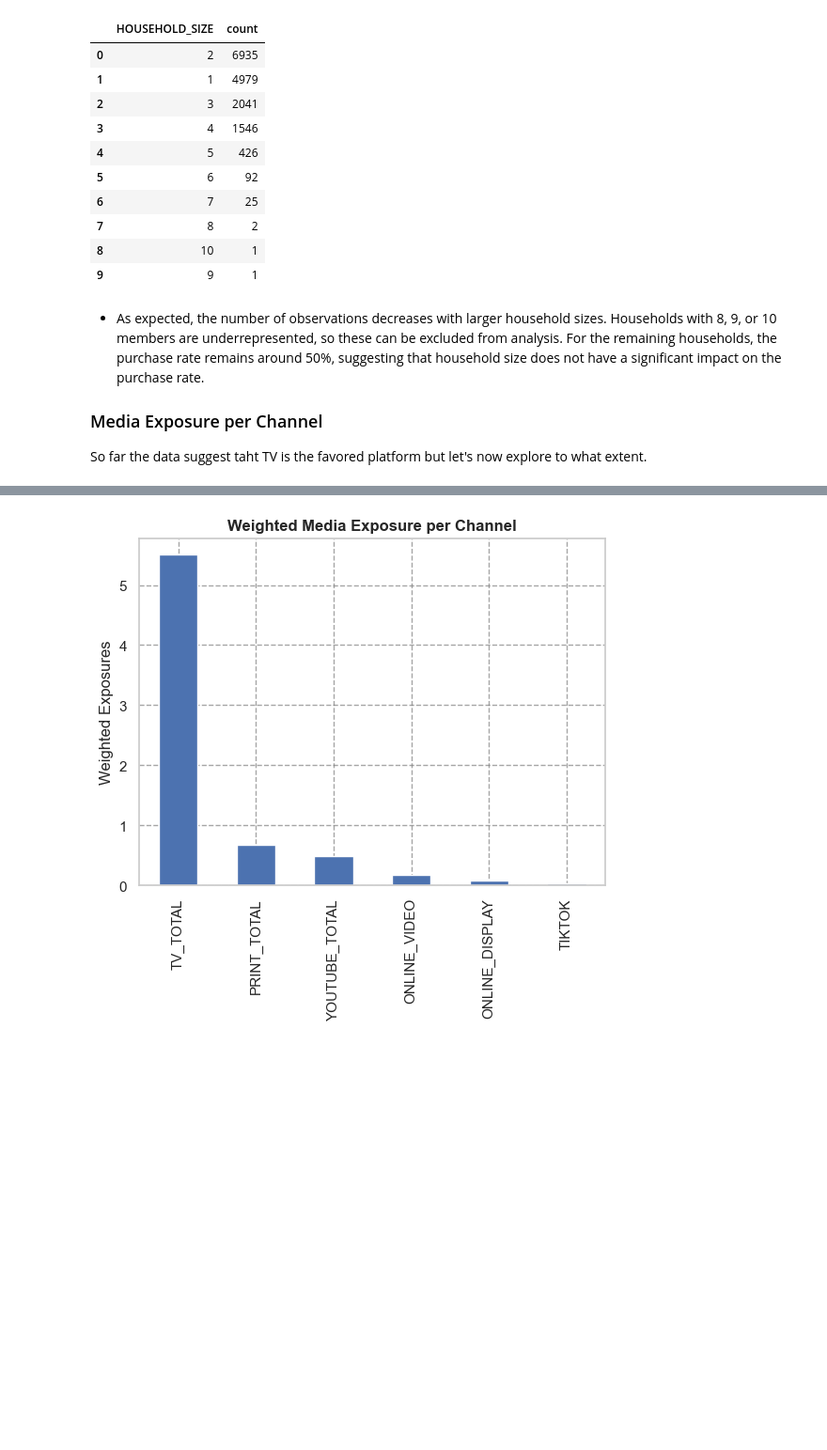
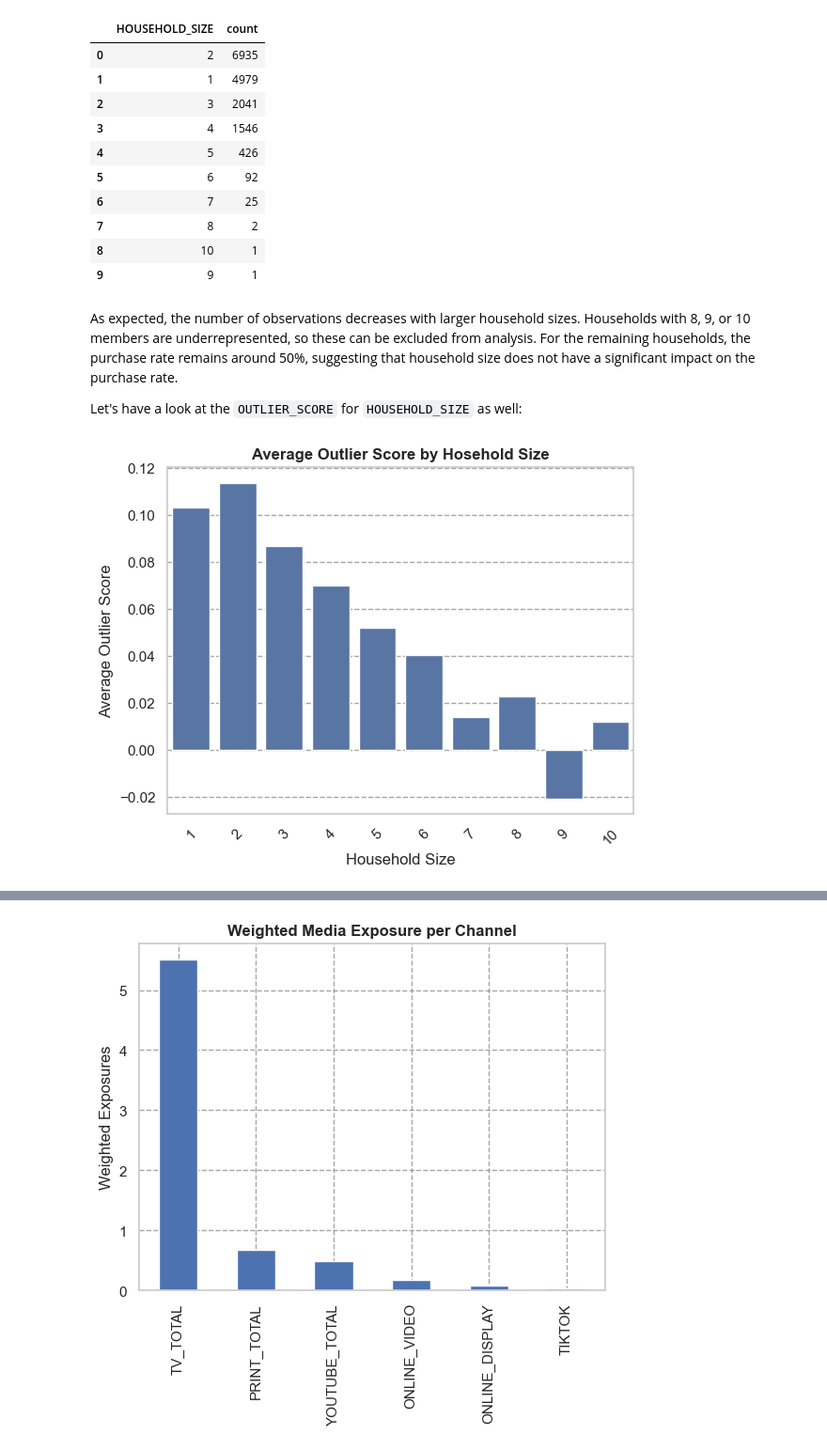
Before and after one commit to JustaKris/XYZ-Marketing-Campaign, a Jupyter notebook: notebooks/03_XYZ_campaign_EDA.ipynb, the cells around one changed output, grey strips where cells are left out. Shown at 94% size. Saved outputs shown, nothing was run; the diff lists cells and outputs as text; code cells hidden in the pictures; blank space fills up the shorter version.

```diff
--- a/notebooks/03_XYZ_campaign_EDA.ipynb
+++ b/notebooks/03_XYZ_campaign_EDA.ipynb
@@ -307,7 +322,19 @@ display(data["HOUSEHOLD_SIZE"].value_counts().reset_index())
 | 8 | 10 | 1 |
 | 9 | 9 | 1 |
 # %% [markdown]
-- As expected, the number of observations decreases with larger household sizes. Households with 8, 9, or 10 members are underrepresented, so these can be excluded from analysis. For the remaining households, the purchase rate remains around 50%, suggesting that household size does not have a significant impact on the purchase rate.
+As expected, the number of observations decreases with larger household sizes. Households with 8, 9, or 10 members are underrepresented, so these can be excluded from analysis. For the remaining households, the purchase rate remains around 50%, suggesting that household size does not have a significant impact on the purchase rate.
 
-### Media Exposure per Channel
-So far the data suggest taht TV is the favored platform but let's now explore to what extent.
+Let's have a look at the `OUTLIER_SCORE` for `HOUSEHOLD_SIZE` as well:
+# %%
+# Group by HOUSEHOLD_SIZE and calculate the unweighted (arithmetic) mean of OUTLIER_SCORE
+avg_outlier_score_by_household_size = data.groupby('HOUSEHOLD_SIZE', observed=True)['OUTLIER_SCORE'].mean().reset_index(name='avg_outlier_score')
+
+# Plot the average outlier score by number of children
+sns.barplot(x='HOUSEHOLD_SIZE', y='avg_outlier_score', data=avg_outlier_score_by_household_size)
+plt.title("Average Outlier Score by Hosehold Size")
+plt.xlabel("Household Size")
+plt.ylabel("Average Outlier Score")
+plt.xticks(rotation=45)
+plt.show()
+# %% [output]
+[figure, added]
```
Also changed, not shown: parts of 7 cells of this notebook, 7 other files.
